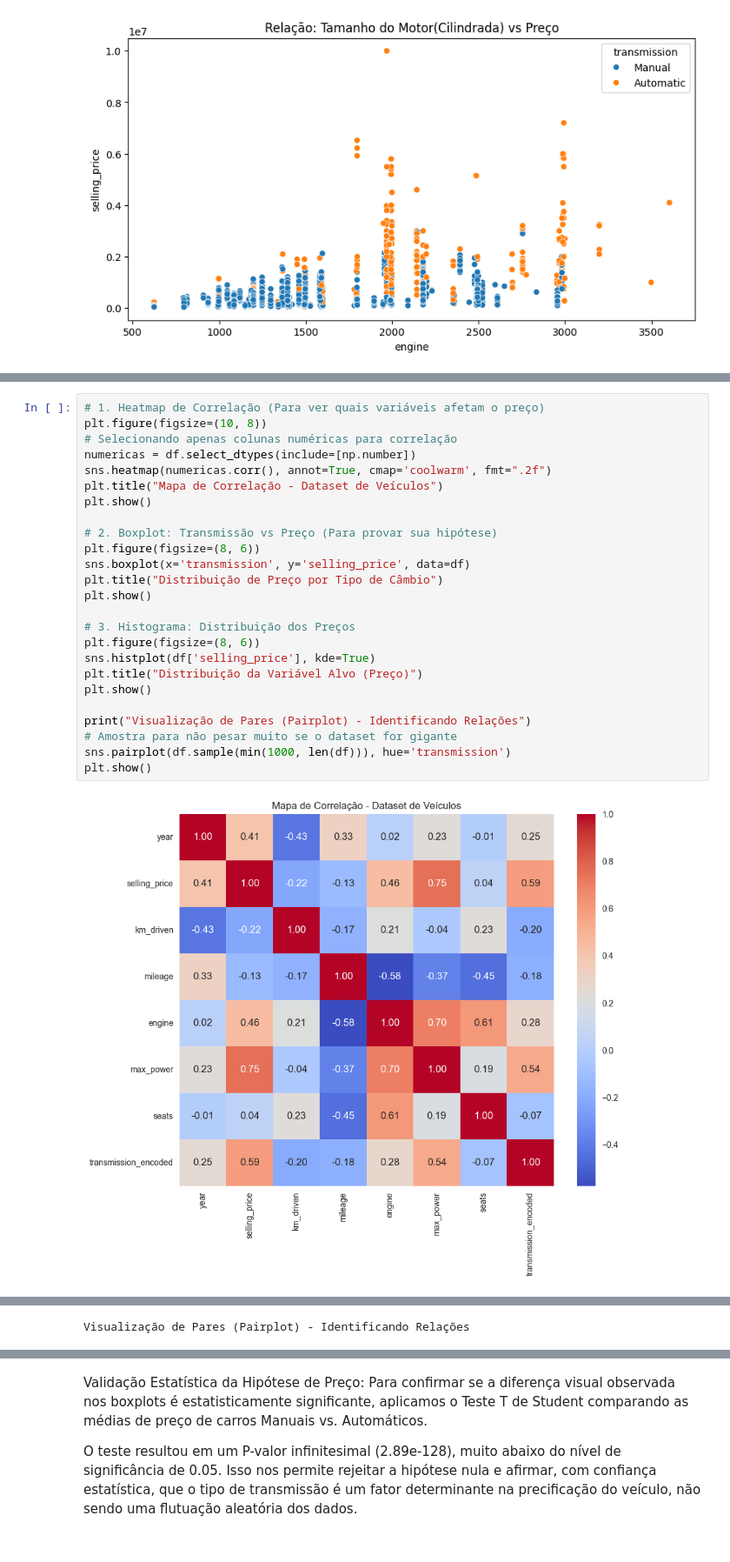
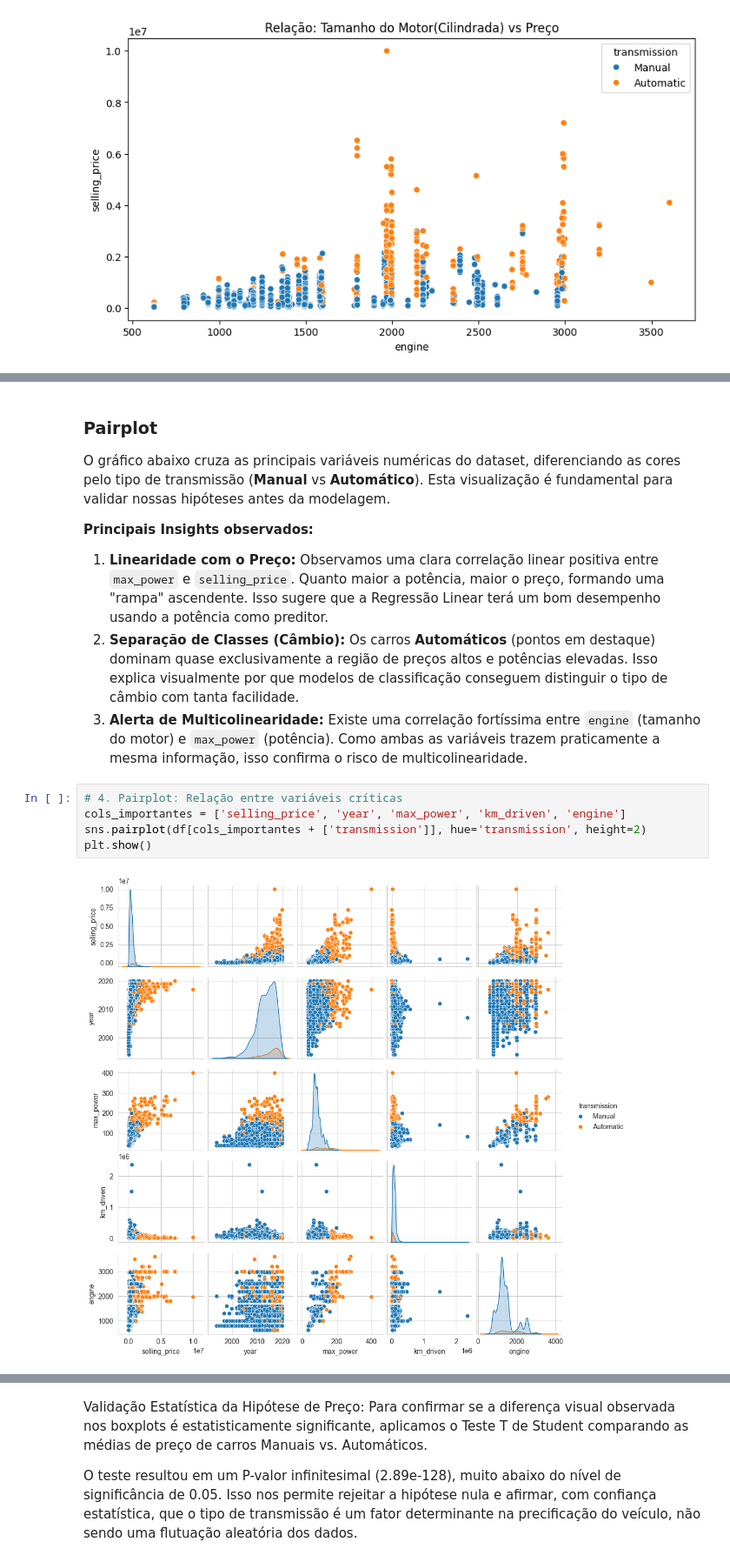
Before and after one commit to davituma/cars-regression-classification, a Jupyter notebook: projeto_carros.ipynb, the cells around one changed output, grey strips where cells are left out. Shown: that part at 87% size. Drawn from its saved outputs; the diff is of its cells as text.

```diff
--- a/projeto_carros.ipynb
+++ b/projeto_carros.ipynb
@@ -94,27 +126,15 @@ plt.show()
+# %% [markdown]
+### Pairplot
+O gráfico abaixo cruza as principais variáveis numéricas do dataset, diferenciando as cores pelo tipo de transmissão (**Manual** vs **Automático**). Esta visualização é fundamental para validar nossas hipóteses antes da modelagem.
+
+**Principais Insights observados:**
+1.  **Linearidade com o Preço:** Observamos uma clara correlação linear positiva entre `max_power` e `selling_price`. Quanto maior a potência, maior o preço, formando uma "rampa" ascendente. Isso sugere que a Regressão Linear terá um bom desempenho usando a potência como preditor.
+2.  **Separação de Classes (Câmbio):** Os carros **Automáticos** (pontos em destaque) dominam quase exclusivamente a região de preços altos e potências elevadas. Isso explica visualmente por que modelos de classificação conseguem distinguir o tipo de câmbio com tanta facilidade.
+3.  **Alerta de Multicolinearidade:** Existe uma correlação fortíssima entre `engine` (tamanho do motor) e `max_power` (potência). Como ambas as variáveis trazem praticamente a mesma informação, isso confirma o risco de multicolinearidade.
 # %%
-# 1. Heatmap de Correlação (Para ver quais variáveis afetam o preço)
-plt.figure(figsize=(10, 8))
-# Selecionando apenas colunas numéricas para correlação
-numericas = df.select_dtypes(include=[np.number])
-sns.heatmap(numericas.corr(), annot=True, cmap='coolwarm', fmt=".2f")
-plt.title("Mapa de Correlação - Dataset de Veículos")
+# 4. Pairplot: Relação entre variáveis críticas
+cols_importantes = ['selling_price', 'year', 'max_power', 'km_driven', 'engine']
+sns.pairplot(df[cols_importantes + ['transmission']], hue='transmission', height=2)
 plt.show()
-
-# 2. Boxplot: Transmissão vs Preço (Para provar sua hipótese)
-plt.figure(figsize=(8, 6))
-sns.boxplot(x='transmission', y='selling_price', data=df)
-plt.title("Distribuição de Preço por Tipo de Câmbio")
-plt.show()
-
-# 3. Histograma: Distribuição dos Preços
-plt.figure(figsize=(8, 6))
-sns.histplot(df['selling_price'], kde=True)
-plt.title("Distribuição da Variável Alvo (Preço)")
-plt.show()
-
-print("Visualização de Pares (Pairplot) - Identificando Relações")
-# Amostra para não pesar muito se o dataset for gigante
-sns.pairplot(df.sample(min(1000, len(df))), hue='transmission')
-plt.show()
 # %% [output]
-[figure, old version]
+[figure, new version]
@@ -123 +140,0 @@ plt.show()
-Visualização de Pares (Pairplot) - Identificando Relações
```
Also changed, not shown: parts of 9 cells of this notebook.
